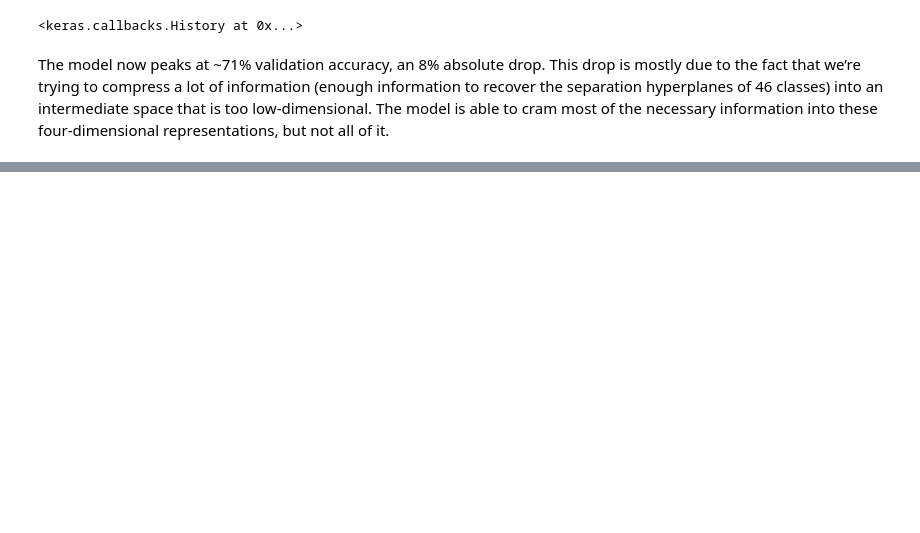
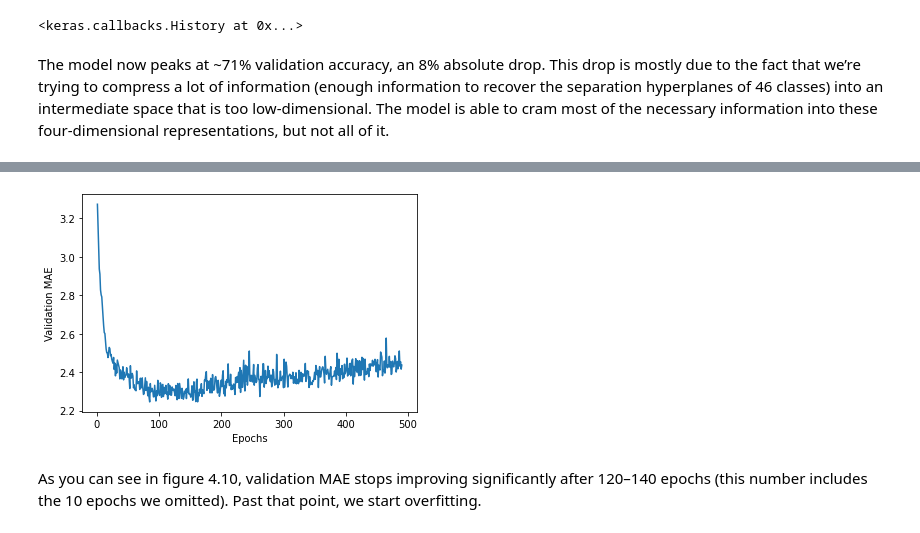
Before and after one commit to dgbaenar/deep-learning-with-tensorflow, a Jupyter notebook: Learning_Tensorflow_Chapter_4.ipynb, the cells around one changed output, grey strips where cells are left out. Saved outputs shown, nothing was run; the diff lists cells and outputs as text; code cells hidden in the pictures; blank space fills up the shorter version.

```diff
--- a/Learning_Tensorflow_Chapter_4.ipynb
+++ b/Learning_Tensorflow_Chapter_4.ipynb
@@ -506,0 +679,10 @@ The model now peaks at ~71% validation accuracy, an 8% absolute drop. This drop
+# %%
+truncated_mae_history = average_mae_history[10:]
+plt.plot(range(1, len(truncated_mae_history) + 1), truncated_mae_history)
+plt.xlabel("Epochs")
+plt.ylabel("Validation MAE")
+plt.show()
+# %% [output]
+[figure, added]
+# %% [markdown]
+As you can see in figure 4.10, validation MAE stops improving significantly after 120–140 epochs (this number includes the 10 epochs we omitted). Past that point, we start overfitting.
```
Also changed, not shown: parts of 30 cells of this notebook.
